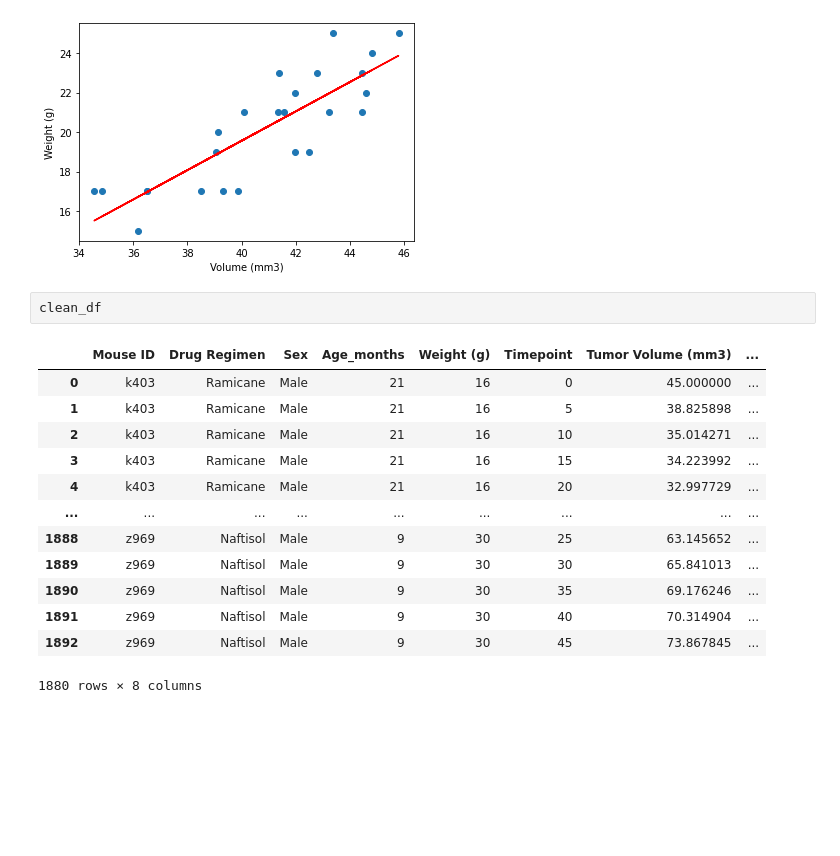
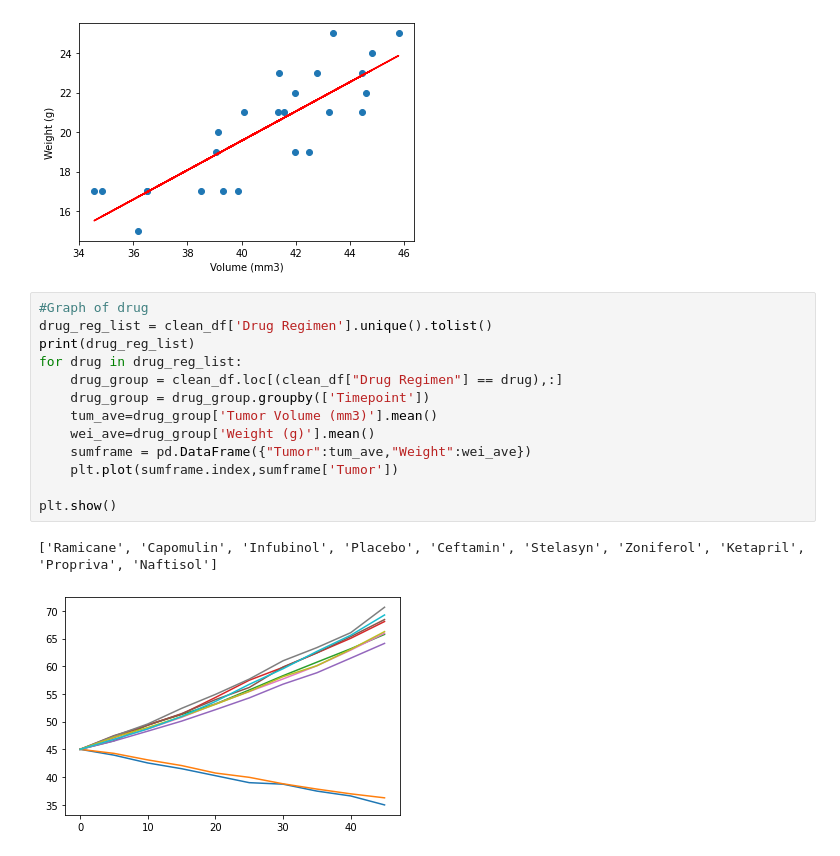
Before and after one commit to simoncastellanos9/matplotlib-challenge, a Jupyter notebook: pymaceuticals.ipynb, the cells around one changed output. Drawn from its saved outputs; the diff is of its cells as text; blank space fills up the shorter version.

Commit message:
finished observations. added line graphs to compare drugs over time

```diff
--- a/pymaceuticals.ipynb
+++ b/pymaceuticals.ipynb
@@ -319,19 +319,19 @@ plt.show()
 # %% [output]
 The r-squared is: 0.7088568047708717
 [figure]
-# %%
-clean_df
-# %% [output]
-|  | Mouse ID | Drug Regimen | Sex | Age_months | Weight (g) | Timepoint | Tumor Volume (mm3) | ... |
-| 0 | k403 | Ramicane | Male | 21 | 16 | 0 | 45.000000 | ... |
-| 1 | k403 | Ramicane | Male | 21 | 16 | 5 | 38.825898 | ... |
-| 2 | k403 | Ramicane | Male | 21 | 16 | 10 | 35.014271 | ... |
-| 3 | k403 | Ramicane | Male | 21 | 16 | 15 | 34.223992 | ... |
-| 4 | k403 | Ramicane | Male | 21 | 16 | 20 | 32.997729 | ... |
-| ... | ... | ... | ... | ... | ... | ... | ... | ... |
-| 1888 | z969 | Naftisol | Male | 9 | 30 | 25 | 63.145652 | ... |
-| 1889 | z969 | Naftisol | Male | 9 | 30 | 30 | 65.841013 | ... |
-| 1890 | z969 | Naftisol | Male | 9 | 30 | 35 | 69.176246 | ... |
-| 1891 | z969 | Naftisol | Male | 9 | 30 | 40 | 70.314904 | ... |
-| 1892 | z969 | Naftisol | Male | 9 | 30 | 45 | 73.867845 | ... |
-1880 rows × 8 columns
+# %%
+#Graph of drug
+drug_reg_list = clean_df['Drug Regimen'].unique().tolist()
+print(drug_reg_list)
+for drug in drug_reg_list:
+    drug_group = clean_df.loc[(clean_df["Drug Regimen"] == drug),:]
+    drug_group = drug_group.groupby(['Timepoint'])
+    tum_ave=drug_group['Tumor Volume (mm3)'].mean()
+    wei_ave=drug_group['Weight (g)'].mean()
+    sumframe = pd.DataFrame({"Tumor":tum_ave,"Weight":wei_ave})
+    plt.plot(sumframe.index,sumframe['Tumor'])
+
+plt.show()
+# %% [output]
+['Ramicane', 'Capomulin', 'Infubinol', 'Placebo', 'Ceftamin', 'Stelasyn', 'Zoniferol', 'Ketapril', 'Propriva', 'Naftisol']
+[figure, added]
```
Also changed, not shown: parts of 3 cells of this notebook, 1 other file.
